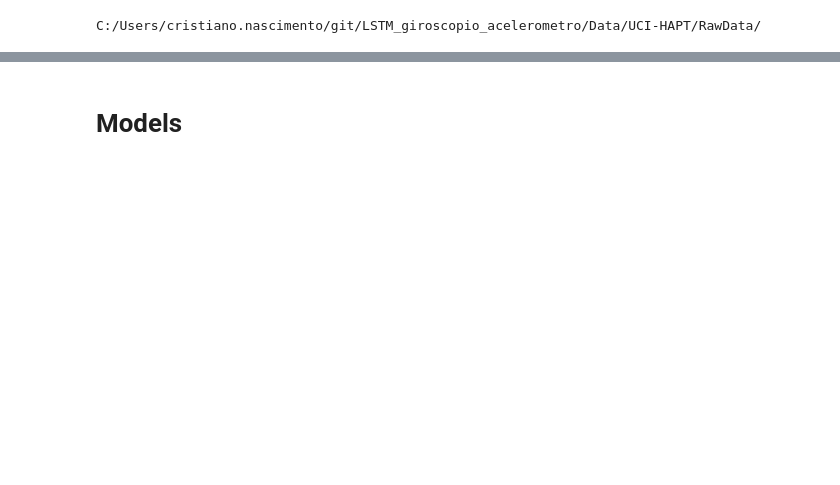
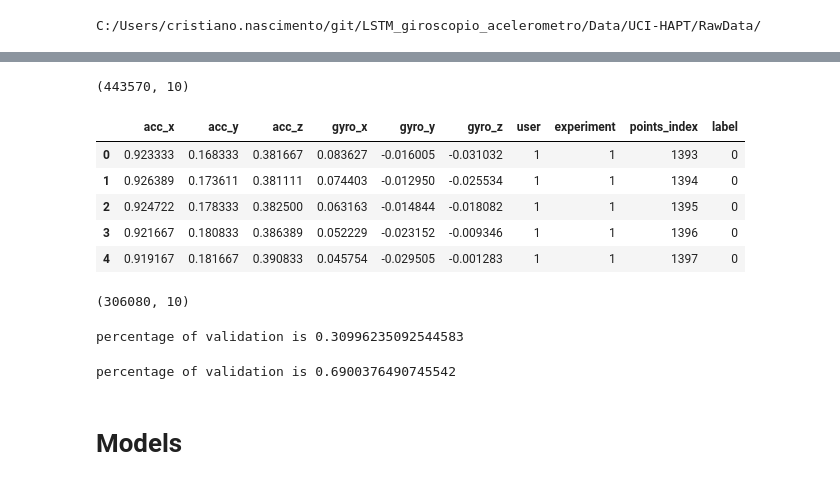
Before and after one commit to cris33rj/LSTM_giroscopio_acelerometro, a Jupyter notebook: Code/DataPrep/UCI_HAPT_with_sliding window_ATTENTION_LSTM_JITTERING_ROTATION_WARPING_MAGNITUDE .ipynb, the cells around one changed output, grey strips where cells are left out. Saved outputs shown, nothing was run; the diff lists cells and outputs as text; code cells hidden in the pictures; blank space fills up the shorter version.

```diff
--- a/Code/DataPrep/UCI_HAPT_with_sliding window_ATTENTION_LSTM_JITTERING_ROTATION_WARPING_MAGNITUDE .ipynb
+++ b/Code/DataPrep/UCI_HAPT_with_sliding window_ATTENTION_LSTM_JITTERING_ROTATION_WARPING_MAGNITUDE .ipynb
@@ -342,0 +507,31 @@ X_train_data.shape
+# %%
+import pandas as pd
+import numpy as np
+
+def noise_reduction(df, window_size=5):
+    """
+    Apply noise reduction using a moving average filter to accelerometer and gyroscope data.
+
+    Parameters:
+    df (pd.DataFrame): Input dataframe of shape (n, 10) with the first 6 columns containing raw accelerometer and gyroscope data.
+    window_size (int): The size of the moving window for the moving average filter. Default is 5.
+
+    Returns:
+    pd.DataFrame: DataFrame with noise-reduced accelerometer and gyroscope data.
+    """
+    # Ensure the dataframe has at least 6 columns
+    if df.shape[1] < 6:
+        raise ValueError("Input dataframe must have at least 6 columns.")
+
+    # Extract the first 6 columns (accelerometer and gyroscope data)
+    acc_gyro_data = df.iloc[:, :6]
+
+    # Apply a moving average filter to reduce noise
+    acc_gyro_smoothed = acc_gyro_data.rolling(window=window_size, min_periods=1, center=True).mean()
+
+    # Replace the first 6 columns with the smoothed data
+    df.iloc[:, :6] = acc_gyro_smoothed
+
+    return df
+# %%
+data_df = noise_reduction(data_df)
@@ -342,0 +584,2 @@ X_train_data.shape
+# %%
+data_df = organize_blocks_by_atividade(data_df)
@@ -342,0 +632,13 @@ X_train_data.shape
+# %%
+data_df.shape
+# %% [output]
+(443570, 10)
+# %%
+data_df.head()
+# %% [output]
+|  | acc_x | acc_y | acc_z | gyro_x | gyro_y | gyro_z | user | experiment | points_index | label |
+| 0 | 0.923333 | 0.168333 | 0.381667 | 0.083627 | -0.016005 | -0.031032 | 1 | 1 | 1393 | 0 |
+| 1 | 0.926389 | 0.173611 | 0.381111 | 0.074403 | -0.012950 | -0.025534 | 1 | 1 | 1394 | 0 |
+| 2 | 0.924722 | 0.178333 | 0.382500 | 0.063163 | -0.014844 | -0.018082 | 1 | 1 | 1395 | 0 |
+| 3 | 0.921667 | 0.180833 | 0.386389 | 0.052229 | -0.023152 | -0.009346 | 1 | 1 | 1396 | 0 |
+| 4 | 0.919167 | 0.181667 | 0.390833 | 0.045754 | -0.029505 | -0.001283 | 1 | 1 | 1397 | 0 |
@@ -343,2 +649,14 @@ X_train_data.shape
+# %%
+transformed_adl_data_train.shape
+# %% [output]
+(306080, 10)
+# %%
+print(f"percentage of validation is {transformed_adl_data_validation.shape[0]/data_df.shape[0]}")
+# %% [output]
+percentage of validation is 0.30996235092544583
+# %%
+print(f"percentage of validation is {transformed_adl_data_train.shape[0]/data_df.shape[0]}")
+# %% [output]
+percentage of validation is 0.6900376490745542
 # %% [markdown]
 # **Models**
```
Also changed, not shown: parts of 320 cells of this notebook, 2 other files.
